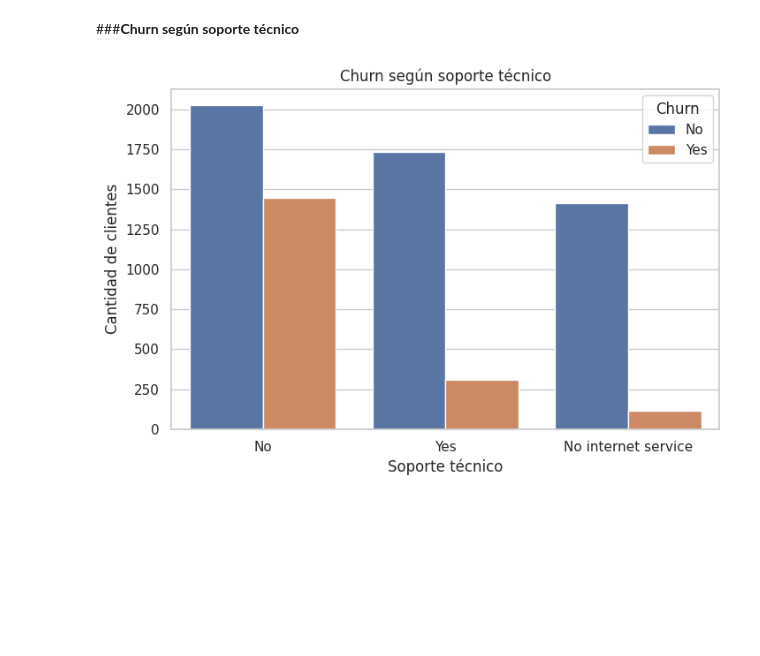
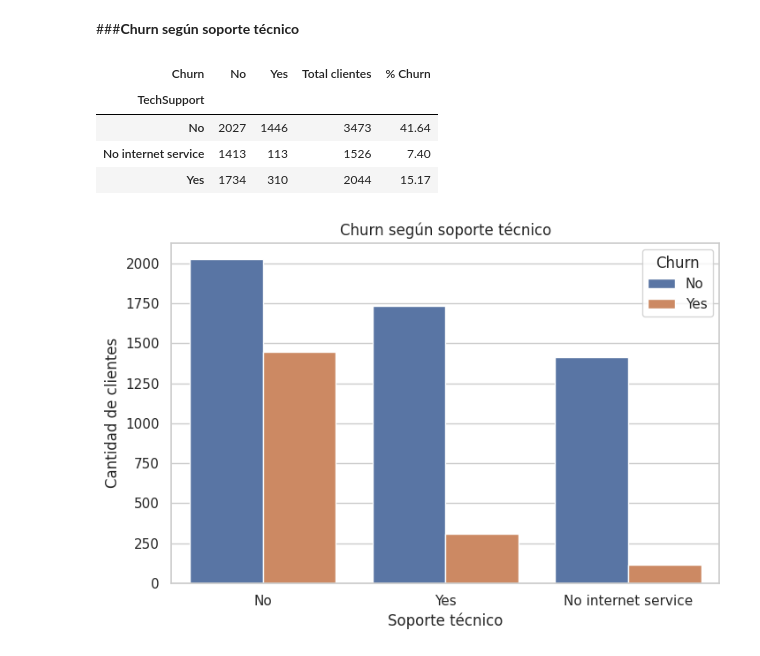
Before and after one commit to mipaillafil/telco-ml-e1, a Jupyter notebook: notebooks/machine_telco_limpio.ipynb, the cells around one changed output. Drawn from its saved outputs; the diff is of its cells as text; code cells hidden in the pictures; blank space fills up the shorter version.

```diff
--- a/notebooks/machine_telco_limpio.ipynb
+++ b/notebooks/machine_telco_limpio.ipynb
@@ -280,6 +371,26 @@ plt.show()
 [figure]
 # %% [markdown]
 ###**Churn según soporte técnico**
+# %%
+tabla_support = pd.crosstab(
+    df["TechSupport"],
+    df["Churn"]
+)
+
+tabla_support["Total clientes"] = tabla_support.sum(axis=1)
+
+tabla_support["% Churn"] = (
+    tabla_support["Yes"] /
+    tabla_support["Total clientes"] * 100
+)
+
+tabla_support.round(2)
+# %% [output]
+| Churn | No | Yes | Total clientes | % Churn |
+| TechSupport |  |  |  |  |
+| No | 2027 | 1446 | 3473 | 41.64 |
+| No internet service | 1413 | 113 | 1526 | 7.40 |
+| Yes | 1734 | 310 | 2044 | 15.17 |
 # %%
 plt.figure(figsize=(8,5))
 sns.countplot(data=df, x="TechSupport", hue="Churn")
```
Also changed, not shown: parts of 5 cells of this notebook.
